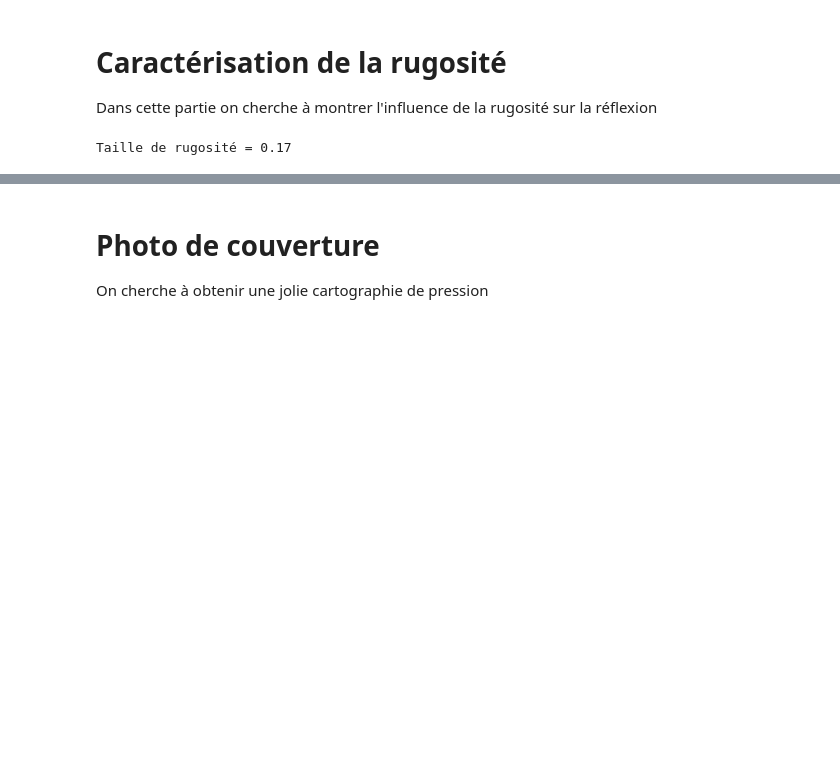
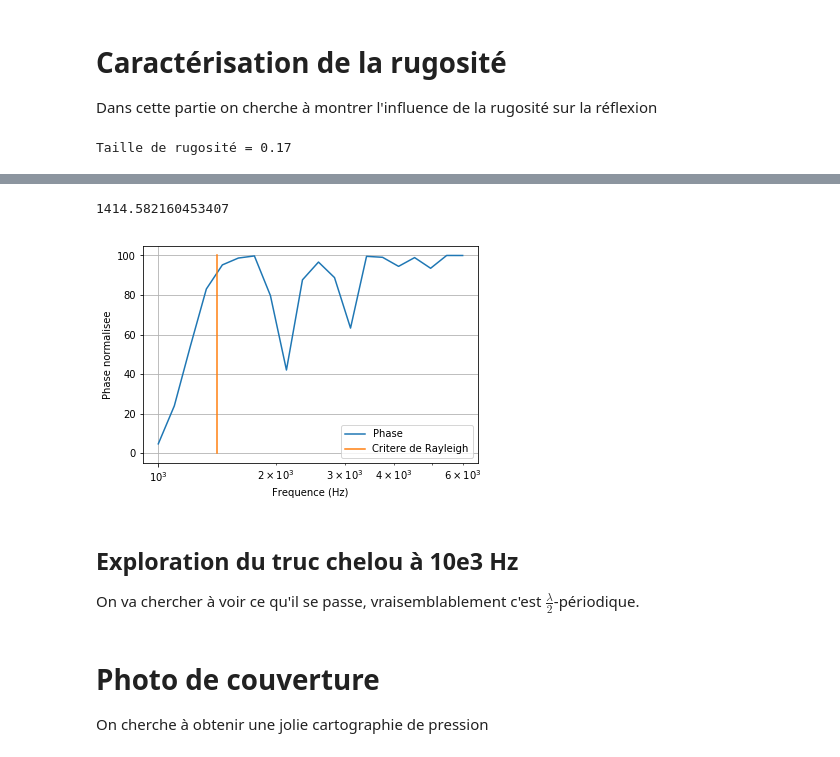
Before and after one commit to caillonantoine/rough-interface, a Jupyter notebook: Avancement.ipynb, the cells around one changed output, grey strips where cells are left out. Saved outputs shown, nothing was run; the diff lists cells and outputs as text; code cells hidden in the pictures; blank space fills up the shorter version.

```diff
--- a/Avancement.ipynb
+++ b/Avancement.ipynb
@@ -88,8 +88,13 @@ print "Taille de rugosité = {}".format(taille)
 # %% [output]
 Taille de rugosité = 0.17
 # %%
-frequences = 2*np.logspace(1,3,30)
+#frequences = 2*np.logspace(1,3,30)
+#frequences = np.linspace(1000,5000,5)
+frequences = np.logspace(3,np.log10(6000),20)
+#frequences = [2000,3000]
+frequences = np.asarray(frequences)
+print frequences
 
 pb.create_interface('s_sinusoidale',0,taille,1500,15)
-pb.start()
+#pb.start()
 # %% [output]
@@ -135,8 +165,11 @@ lam = 340/frequences
 rayleigh = list(pb.rms * np.cos(pb.angle) < lam/8.).index(False)
 critere = 340/(8*pb.rms*np.cos(pb.angle))
 critere
+# %% [output]
+1414.582160453407
 # %%
 diff = []
+alpha = []
 sim = np.asarray(sim)
 ref = np.asarray(ref)
 
@@ -148,22 +181,30 @@ for i in range(len(ref)):
     s = sim[i].reshape([150,150])[35:,:]
     coef = mini(lambda a: erreur(r,a*s),1).x[0] #Minimisation de l'erreur pour coef
     err = erreur(r,coef*s)
+    alpha.append(coef)
     diff.append(err)
 
+alpha = np.asarray(alpha)
 diff = np.asarray(diff)
 # %%
-diff[rayleigh:] = 1
 
 plt.plot(frequences,(100*diff))
+
+#plt.plot(frequences,alpha/abs(alpha))
 
 plt.plot([critere,critere],[0,100])
 
 plt.grid()
 plt.xlabel('Frequence (Hz)')
-plt.ylabel('Erreur (%)')
+plt.ylabel('Phase normalisee')
 plt.xscale('log')
-plt.legend(['Erreur','Critere de Rayleigh'])
+plt.legend(['Phase','Critere de Rayleigh'])
 
 plt.savefig('angle_{}_sinusoidal.eps'.format(int(pb.angle*180/3.14)))
 
 plt.show()
+# %% [output]
+[figure, added]
+# %% [markdown]
+## Exploration du truc chelou à 10e3 Hz
+On va chercher à voir ce qu'il se passe, vraisemblablement c'est $\frac{\lambda}{2}$-périodique.
```
Also changed, not shown: parts of 4 cells of this notebook.
